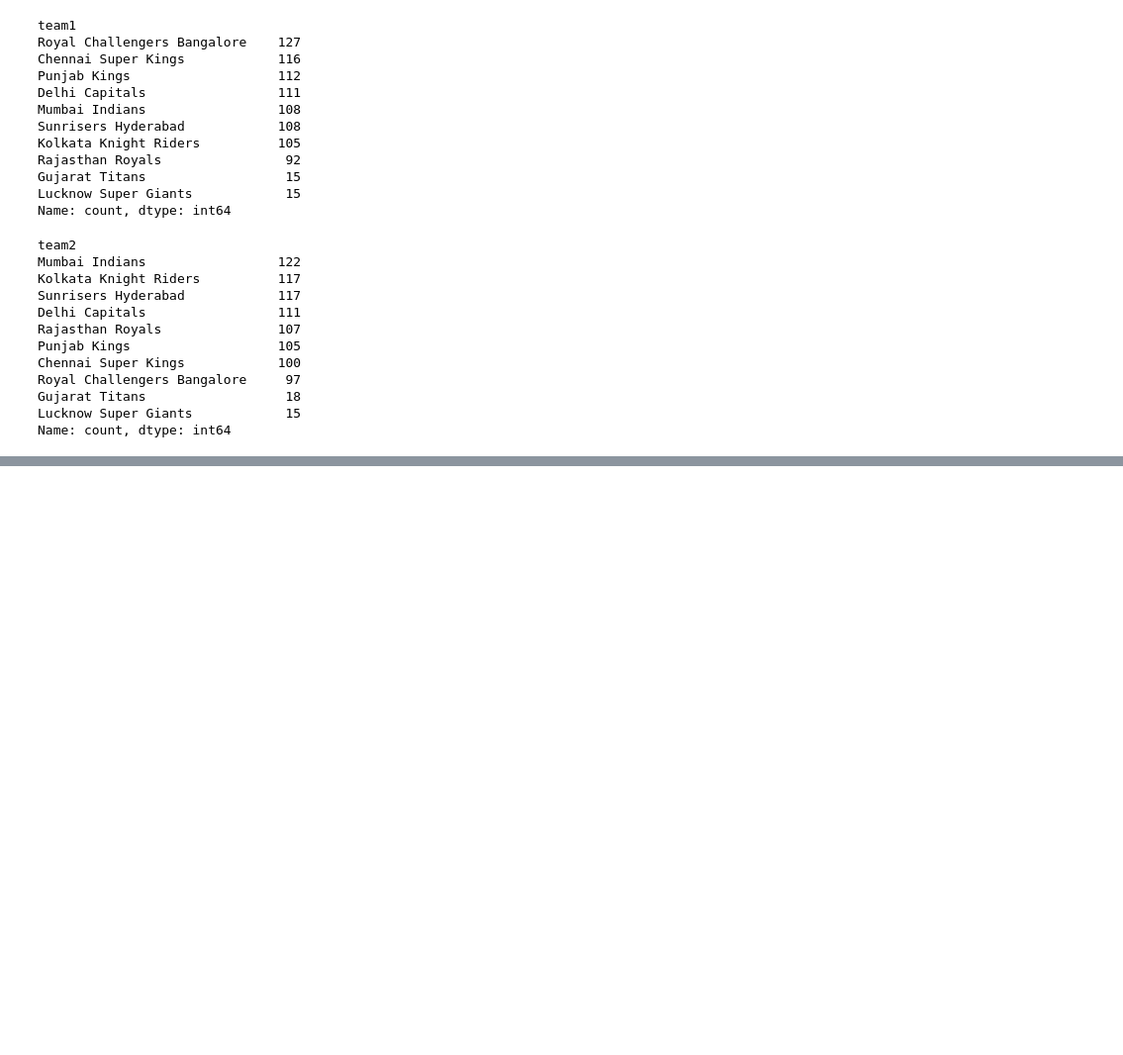
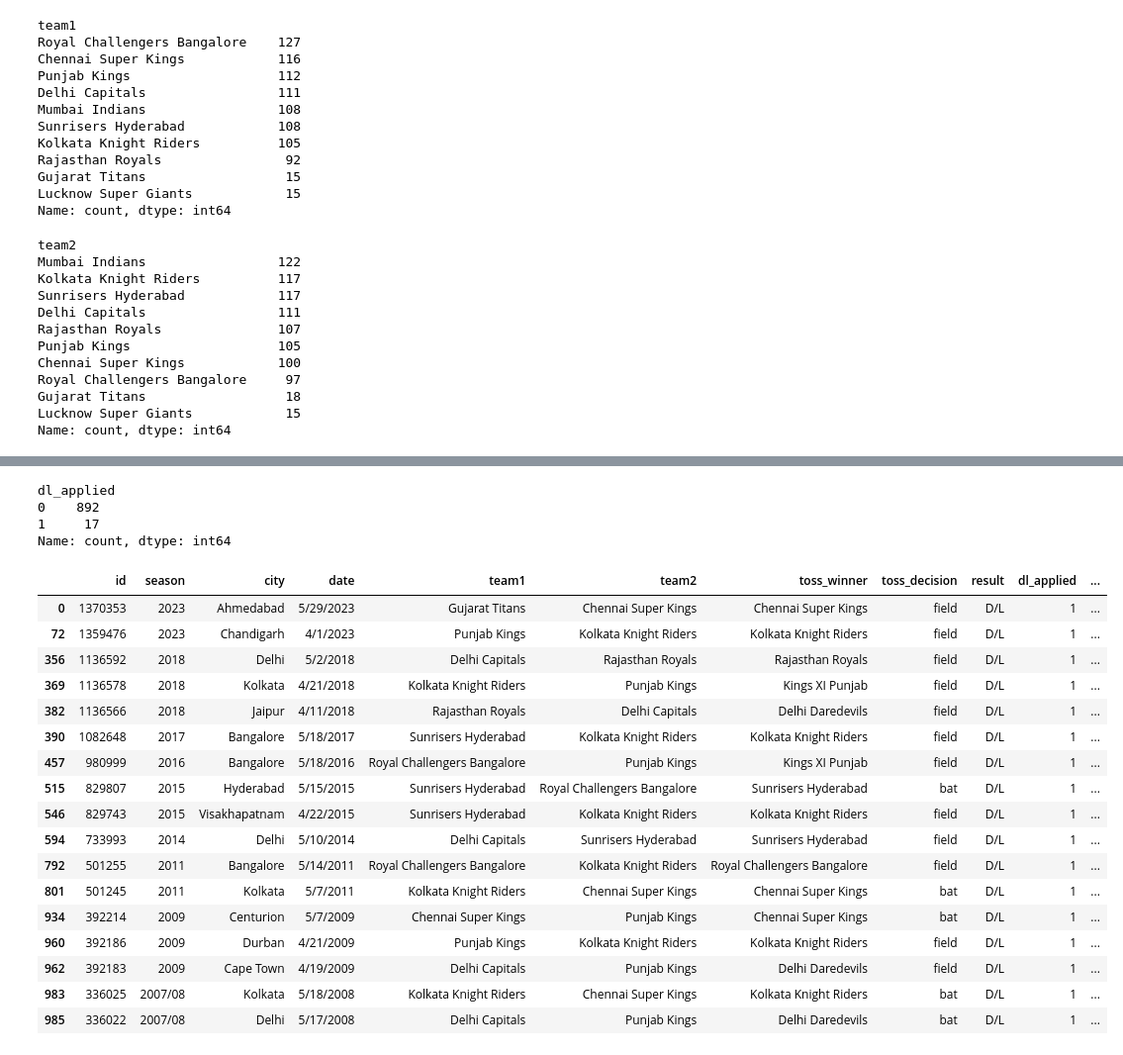
Before and after one commit to infojain/IPL_WIN_PROBABILITY_PREDICTOR, a Jupyter notebook: IPL_PRE.ipynb, the cells around one changed output, grey strips where cells are left out. Shown at 99% size. Cells and saved outputs as stored; diff of their text form; code cells hidden in the pictures; blank space fills up the shorter version.

```diff
--- a/IPL_PRE.ipynb
+++ b/IPL_PRE.ipynb
@@ -269,0 +279,28 @@ Name: count, dtype: int64
+# %%
+match_df['dl_applied'].value_counts()
+# %% [output]
+dl_applied
+0    892
+1     17
+Name: count, dtype: int64
+# %%
+match_df[match_df['dl_applied']==1].style.background_gradient(cmap='plasma')
+# %% [output]
+|  | id | season | city | date | team1 | team2 | toss_winner | toss_decision | result | dl_applied | ... |
+| 0 | 1370353 | 2023 | Ahmedabad | 5/29/2023 | Gujarat Titans | Chennai Super Kings | Chennai Super Kings | field | D/L | 1 | ... |
+| 72 | 1359476 | 2023 | Chandigarh | 4/1/2023 | Punjab Kings | Kolkata Knight Riders | Kolkata Knight Riders | field | D/L | 1 | ... |
+| 356 | 1136592 | 2018 | Delhi | 5/2/2018 | Delhi Capitals | Rajasthan Royals | Rajasthan Royals | field | D/L | 1 | ... |
+| 369 | 1136578 | 2018 | Kolkata | 4/21/2018 | Kolkata Knight Riders | Punjab Kings | Kings XI Punjab | field | D/L | 1 | ... |
+| 382 | 1136566 | 2018 | Jaipur | 4/11/2018 | Rajasthan Royals | Delhi Capitals | Delhi Daredevils | field | D/L | 1 | ... |
+| 390 | 1082648 | 2017 | Bangalore | 5/18/2017 | Sunrisers Hyderabad | Kolkata Knight Riders | Kolkata Knight Riders | field | D/L | 1 | ... |
+| 457 | 980999 | 2016 | Bangalore | 5/18/2016 | Royal Challengers Bangalore | Punjab Kings | Kings XI Punjab | field | D/L | 1 | ... |
+| 515 | 829807 | 2015 | Hyderabad | 5/15/2015 | Sunrisers Hyderabad | Royal Challengers Bangalore | Sunrisers Hyderabad | bat | D/L | 1 | ... |
+| 546 | 829743 | 2015 | Visakhapatnam | 4/22/2015 | Sunrisers Hyderabad | Kolkata Knight Riders | Kolkata Knight Riders | field | D/L | 1 | ... |
+| 594 | 733993 | 2014 | Delhi | 5/10/2014 | Delhi Capitals | Sunrisers Hyderabad | Sunrisers Hyderabad | field | D/L | 1 | ... |
+| 792 | 501255 | 2011 | Bangalore | 5/14/2011 | Royal Challengers Bangalore | Kolkata Knight Riders | Royal Challengers Bangalore | field | D/L | 1 | ... |
+| 801 | 501245 | 2011 | Kolkata | 5/7/2011 | Kolkata Knight Riders | Chennai Super Kings | Chennai Super Kings | bat | D/L | 1 | ... |
+| 934 | 392214 | 2009 | Centurion | 5/7/2009 | Chennai Super Kings | Punjab Kings | Chennai Super Kings | bat | D/L | 1 | ... |
+| 960 | 392186 | 2009 | Durban | 4/21/2009 | Punjab Kings | Kolkata Knight Riders | Kolkata Knight Riders | field | D/L | 1 | ... |
+| 962 | 392183 | 2009 | Cape Town | 4/19/2009 | Delhi Capitals | Punjab Kings | Delhi Daredevils | field | D/L | 1 | ... |
+| 983 | 336025 | 2007/08 | Kolkata | 5/18/2008 | Kolkata Knight Riders | Chennai Super Kings | Kolkata Knight Riders | bat | D/L | 1 | ... |
+| 985 | 336022 | 2007/08 | Delhi | 5/17/2008 | Delhi Capitals | Punjab Kings | Delhi Daredevils | bat | D/L | 1 | ... |
```
Also changed, not shown: parts of 62 cells of this notebook.
